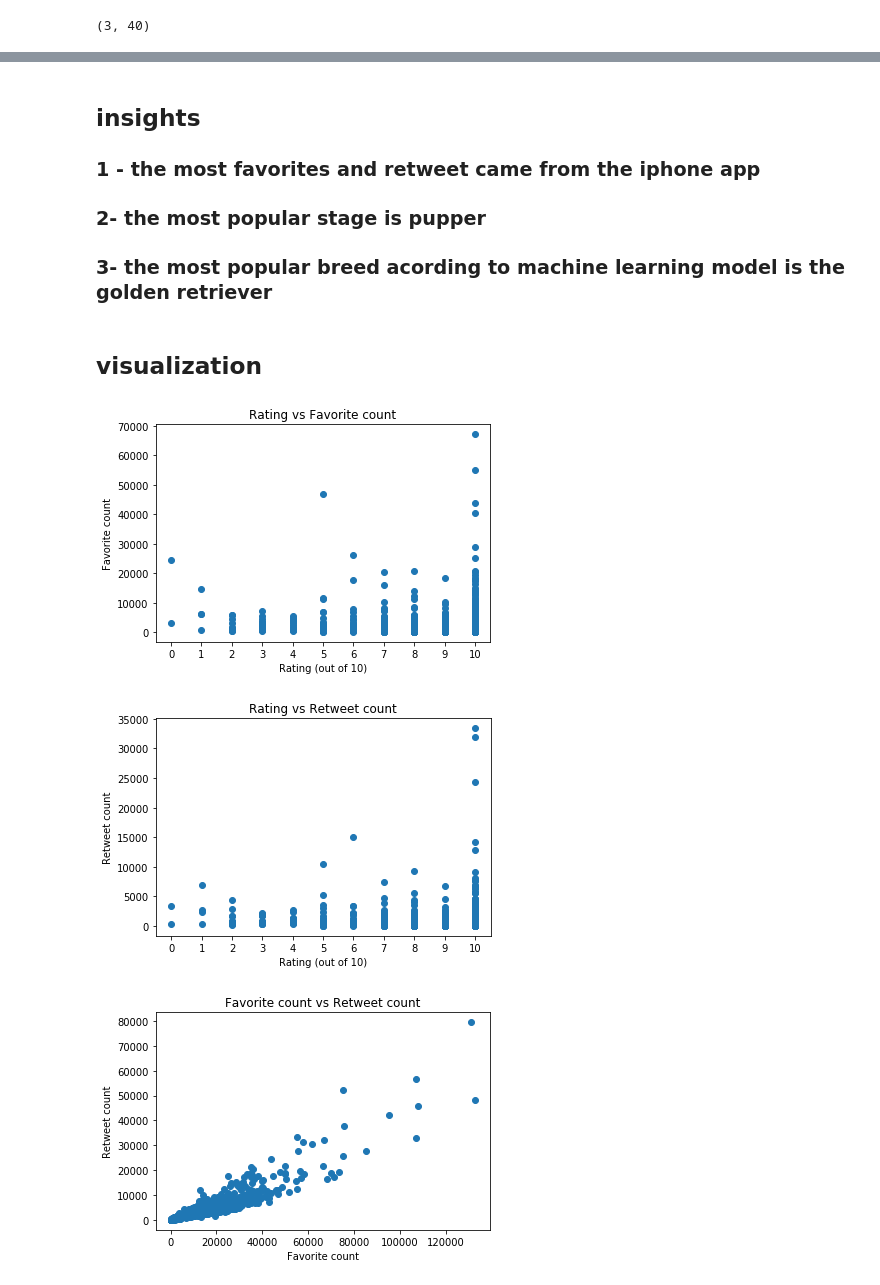
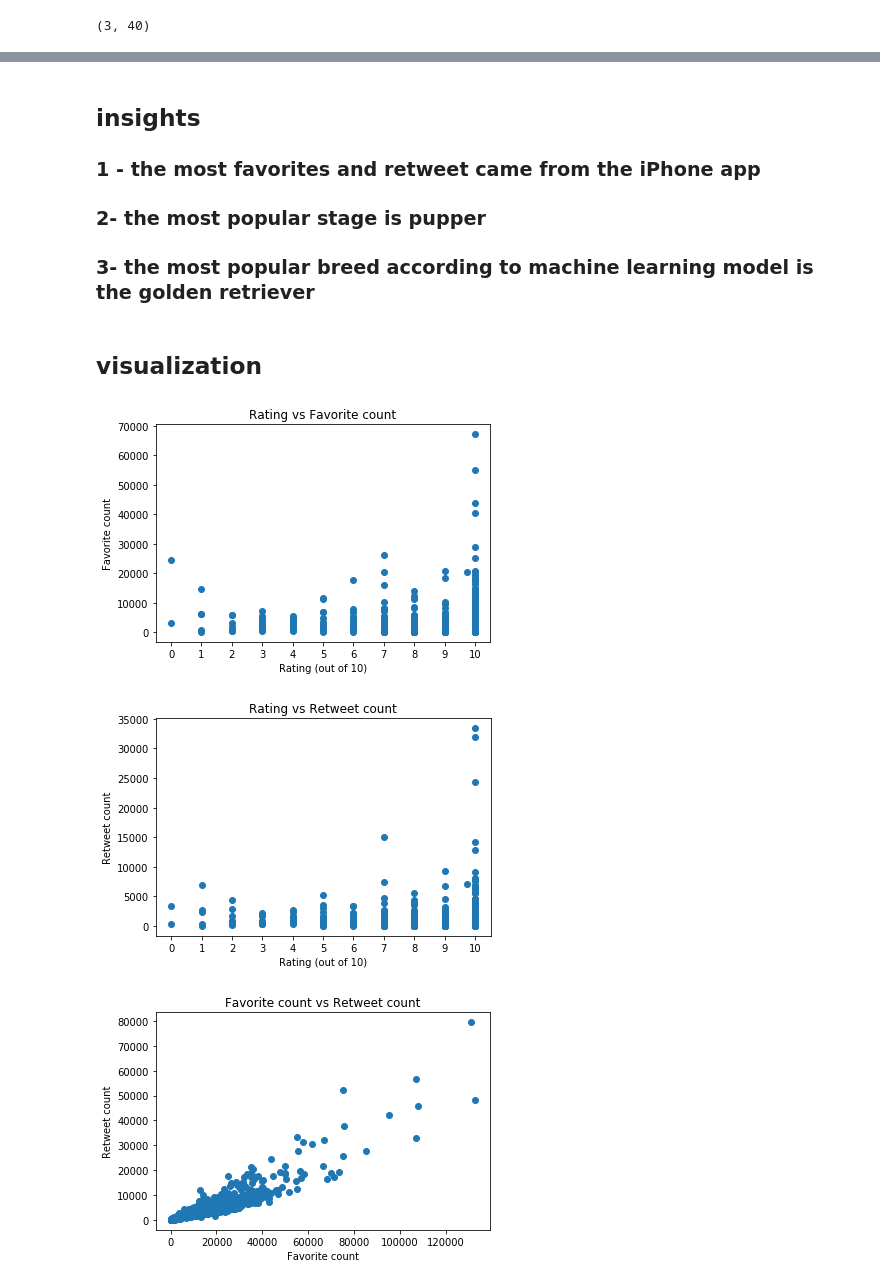
Before and after one commit to FarisALSaleem/wrangle-and-analyze-data, a Jupyter notebook: wrangle_act.ipynb, the cells around one changed output, grey strips where cells are left out. Drawn from its saved outputs; the diff is of its cells as text; code cells hidden in the pictures.

```diff
--- a/wrangle_act.ipynb
+++ b/wrangle_act.ipynb
@@ -754,0 +895,2 @@ archive_clean
+# %%
+predictions_clean['tweet_id'] = predictions_clean['tweet_id'].astype(np.object)
@@ -759,2 +913,0 @@ archive_clean
-# %%
-tweet_clean['Tweet_ID'] = tweet_clean['Tweet_ID'].astype(np.int64)
@@ -778,3 +937,7 @@ memory usage: 55.2 KB
+# %%
+tweet_clean['tweet_id'] =tweet_clean['tweet_id'].astype(np.int64)
+archive_clean['tweet_id'] =archive_clean['tweet_id'].astype(np.int64)
+predictions_clean['tweet_id'] =predictions_clean['tweet_id'].astype(np.int64)
 # %%
 df = archive_clean.merge(predictions_clean,left_on="tweet_id", right_on="tweet_id")
 # %%
@@ -782,3 +947,5 @@ df = df.merge(tweet_clean,left_on="tweet_id", right_on="tweet_id")
+# %%
+df['tweet_id'] = df['tweet_id'].astype(np.object)
 # %%
 df.head()
 # %% [output]
@@ -929,29 +1108,29 @@ silky_terrier                       1
 Name: prediction, Length: 114, dtype: int64
 # %% [markdown]
 ## insights
-### 1 -  the most favorites and retweet came from the iphone app
+### 1 -  the most favorites and retweet came from the iPhone app
 ### 2- the most popular stage is pupper
-### 3- the most popular breed acording to machine learning model is the golden retriever
+### 3- the most popular breed according  to machine learning model is the golden retriever
 # %% [markdown]
 ## visualization
 # %%
 from matplotlib import pyplot as plt
 # %%
-plt.scatter(df.query('rating <=10')['rating'],df.query('rating <=10')['Favorite_count']);
+plt.scatter(df.query('rating_numerator <=10')['rating_numerator'],df.query('rating_numerator <=10')['Favorite_count']);
 plt.title("Rating vs Favorite count");
 plt.xlabel("Rating (out of 10)");
 plt.xticks(range(11));
 plt.ylabel("Favorite count");
 # %% [output]
-[figure, old version]
+[figure, new version]
 # %%
-plt.scatter(df.query('rating <=10')['rating'],df.query('rating <=10')['Retweet_count']);
+plt.scatter(df.query('rating_numerator <=10')['rating_numerator'],df.query('rating_numerator <=10')['Retweet_count']);
 plt.title("Rating vs Retweet count");
 plt.xlabel("Rating (out of 10)");
 plt.xticks(range(11));
 plt.ylabel("Retweet count");
 # %% [output]
-[figure, old version]
+[figure, new version]
 # %%
 plt.scatter(df['Favorite_count'],df['Retweet_count']);
 plt.title("Favorite count vs Retweet count");
```
Also changed, not shown: parts of 96 cells of this notebook.
